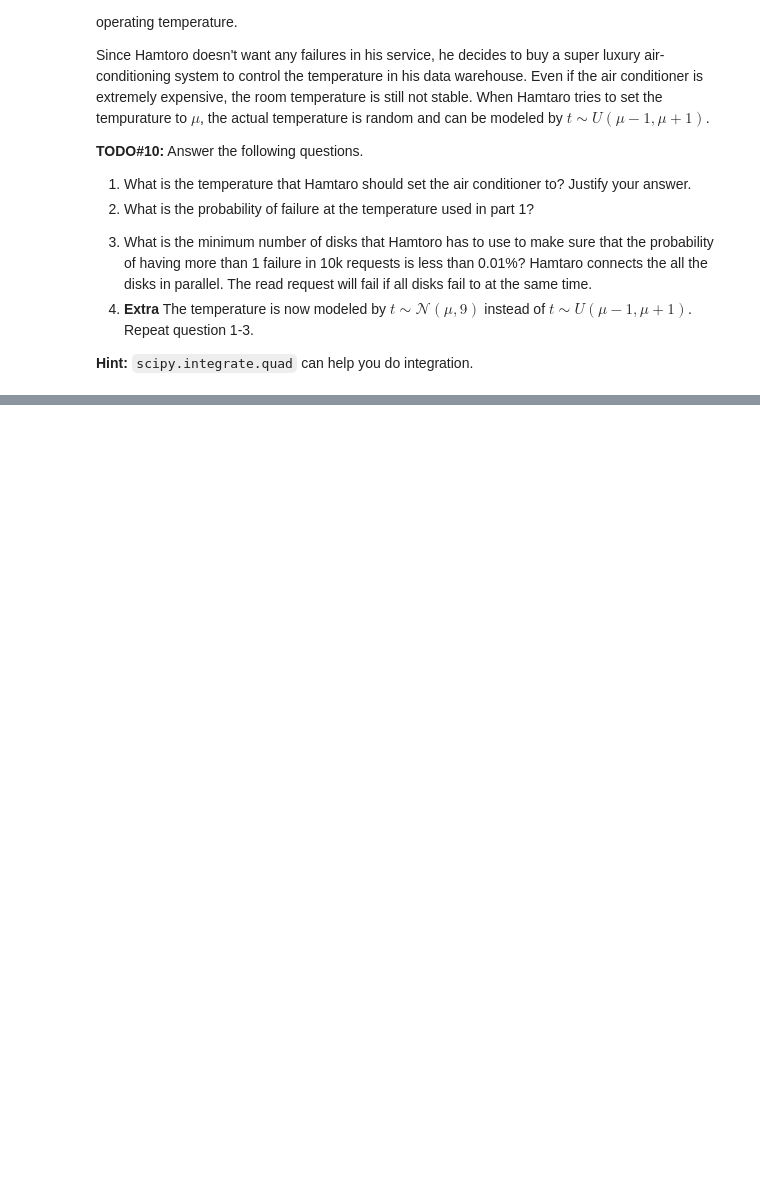
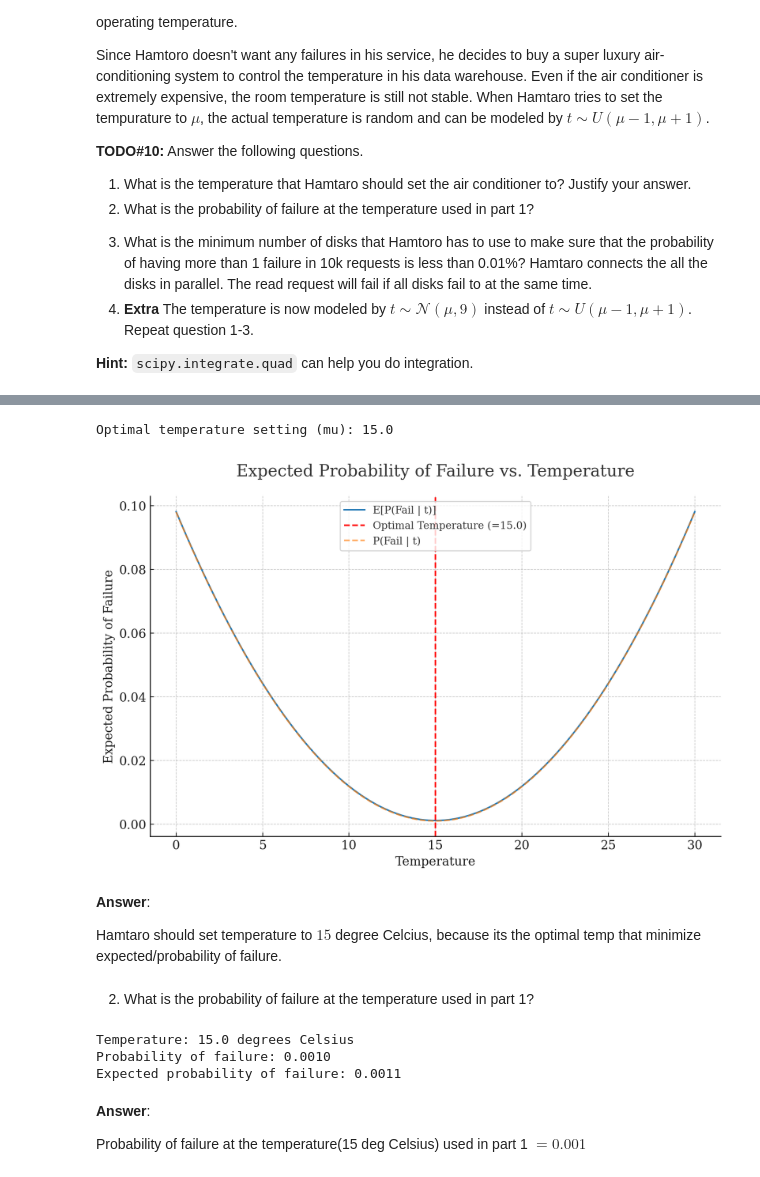
Before and after one commit to pupipatsk/Comp-Eng-Math-II, a Jupyter notebook: assignment/9-Probability/Assingment-9.ipynb, the cells around one changed output, grey strips where cells are left out. Cells and saved outputs as stored; diff of their text form; code cells hidden in the pictures; blank space fills up the shorter version.

```diff
--- a/assignment/9-Probability/Assingment-9.ipynb
+++ b/assignment/9-Probability/Assingment-9.ipynb
@@ -407,0 +451,63 @@ Since Hamtoro doesn't want any failures in his service, he decides to buy a supe
+# %%
+from scipy.integrate import quad
+from scipy.optimize import minimize_scalar
+
+def E_prob_fail_given_t(mu):
+    # Integrate P(Fail | t) * f_T(t) over t in [mu-1, mu+1]
+    result, _ = quad(lambda t: P_fail_given_t(t) * 0.5, mu - 1, mu + 1)
+    return result
+
+optimal_temp = minimize_scalar(E_prob_fail_given_t, bounds=(0, 30), method='bounded').x
+print(f"Optimal temperature setting (mu): {optimal_temp}")
+# %% [output]
+Optimal temperature setting (mu): 15.0
+# %%
+# def plot_E_prob_fail():
+
+#     temperatures = np.linspace(0, 30, 100)
+#     E_probs = [E_prob_fail_given_t(mu) for mu in temperatures]
+
+#     plt.plot(temperatures, E_probs, label='E[P(Fail | t)]')
+#     plt.axvline(x=optimal_temp, color='r', linestyle='--', label=f'Optimal Temperature ({optimal_temp:.2f}°C)')
+#     plt.title("Expected Probability of Failure vs. Temperature Setting")
+#     plt.xlabel("Temperature Setting")
+#     plt.ylabel("Expected Probability of Failure")
+#     plt.legend()
+#     plt.show()
+
+# plot_E_prob_fail
+temperatures = np.linspace(0, 30, 100)
+E_prob = [E_prob_fail_given_t(t) for t in temperatures]
+plt.plot(temperatures, E_prob, label='E[P(Fail | t)]')
+plt.axvline(x=optimal_temp, color='r', linestyle='--', label=f'Optimal Temperature (={optimal_temp})')
+plt.title("Expected Probability of Failure vs. Temperature")
+plt.xlabel("Temperature")
+plt.ylabel("Expected Probability of Failure")
+plt.legend()
+
+# plot_P_fail_given_t
+P_fail = P_fail_given_t(temperatures)
+plt.plot(temperatures, P_fail, label='P(Fail | t)', alpha=0.7, linestyle='--')
+plt.legend()
+
+plt.show()
+# %% [output]
+[figure, added]
+# %% [markdown]
+**Answer**:
+
+Hamtaro should set temperature to $15$ degree Celcius, because its the optimal temp that minimize expected/probability of failure.
+# %% [markdown]
+2. What is the probability of failure at the temperature used in part 1?
+# %%
+print(f"Temperature: {optimal_temp} degrees Celsius")
+print(f"Probability of failure: {P_fail_given_t(optimal_temp):.4f}")
+print(f"Expected probability of failure: {E_prob_fail_given_t(optimal_temp):.4f}")
+# %% [output]
+Temperature: 15.0 degrees Celsius
+Probability of failure: 0.0010
+Expected probability of failure: 0.0011
+# %% [markdown]
+**Answer**:
+
+Probability of failure at the temperature(15 deg Celsius) used in part 1 $= 0.001$
```
Also changed, not shown: parts of 8 cells of this notebook.
